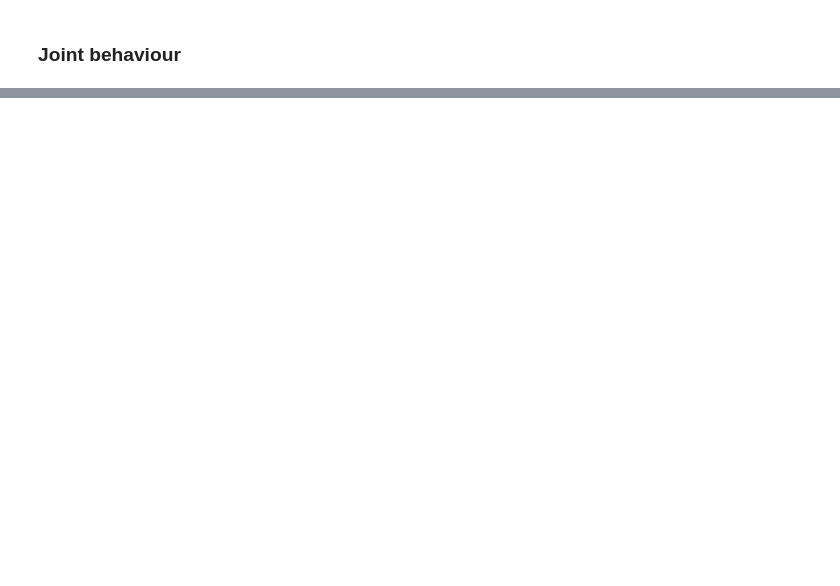
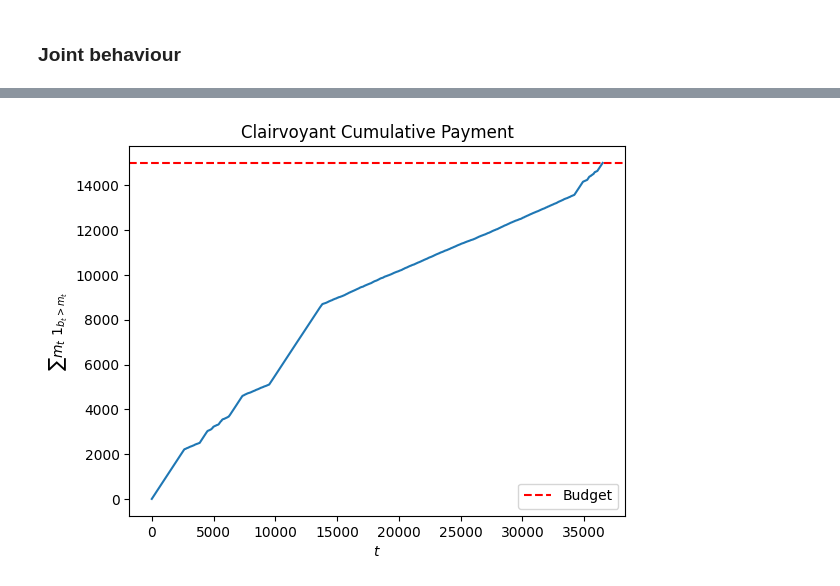
Before and after one commit to claudioarione/OnlineLearningApplications, a Jupyter notebook: requirement_1.ipynb, the cells around one changed output, grey strips where cells are left out. Drawn from its saved outputs; the diff is of its cells as text; code cells hidden in the pictures; blank space fills up the shorter version.

```diff
--- a/requirement_1.ipynb
+++ b/requirement_1.ipynb
@@ -420,0 +426,12 @@ plt.show();
+# %%
+clairvoyant_bids, clairvoyant_utilities, clairvoyant_payments = get_clairvoyant_truthful(B, my_valuation, m_t, daily_customers * T)
+# %%
+plt.title('Clairvoyant Cumulative Payment')
+plt.plot(np.cumsum(clairvoyant_payments))
+plt.axhline(B, color='red', linestyle='--', label='Budget')
+plt.legend()
+plt.xlabel('$t$')
+plt.ylabel('$\sum m_t~ 1_{b_t > m_t}$')
+plt.show();
+# %% [output]
+[figure, added]
```
Also changed, not shown: parts of 12 cells of this notebook.
